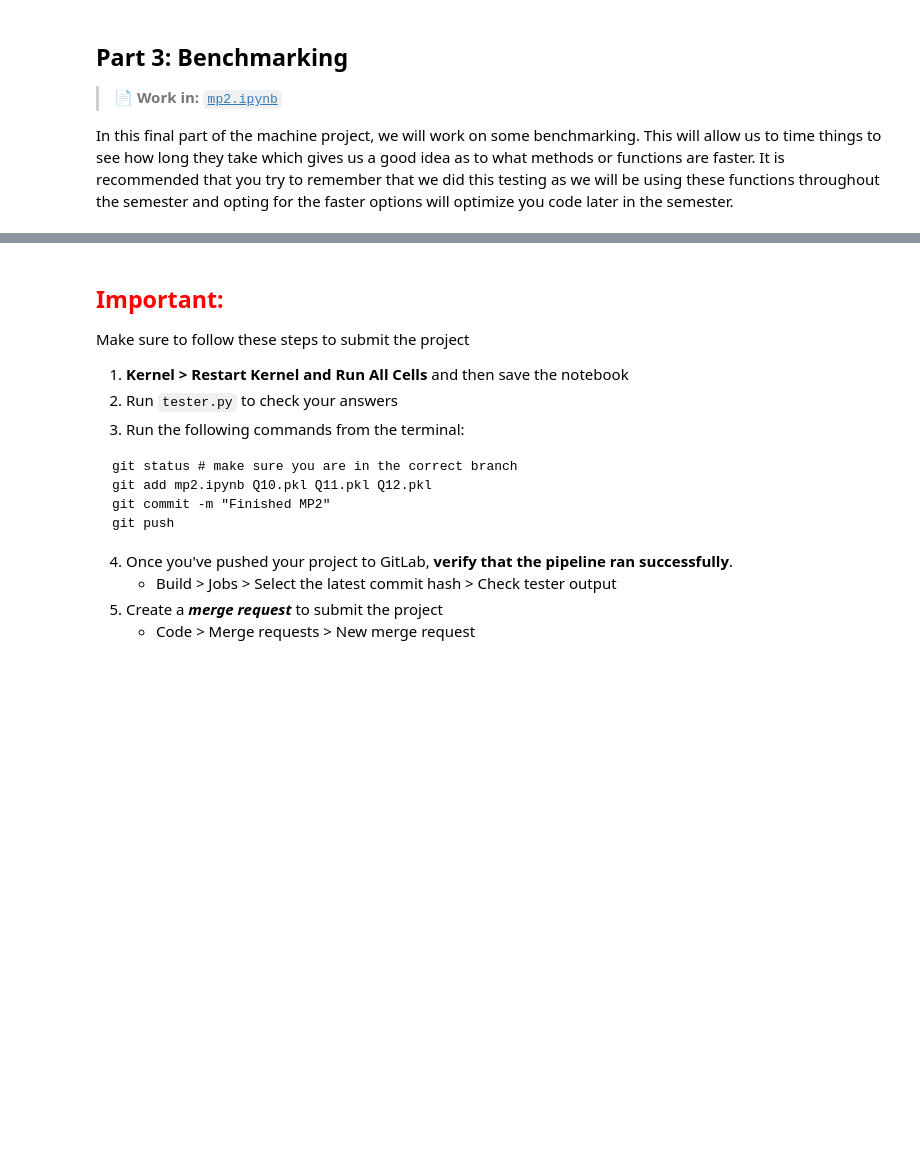
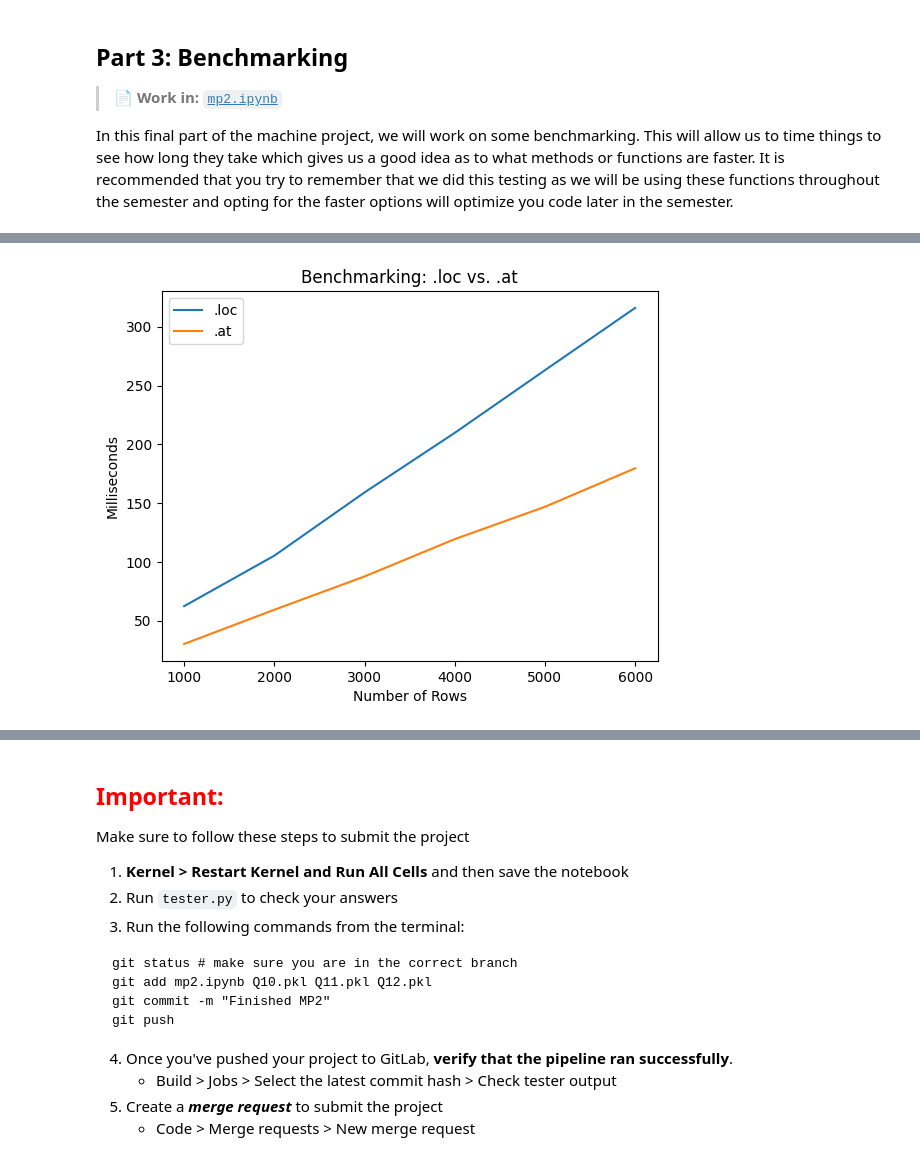
Before and after one commit to Holly-LeLe/cs320-labs-and-projects, a Jupyter notebook: projects/mp2/mp2.ipynb, the cells around one changed output, grey strips where cells are left out. Drawn from its saved outputs; the diff is of its cells as text; code cells hidden in the pictures; blank space fills up the shorter version.

```diff
--- a/projects/mp2/mp2.ipynb
+++ b/projects/mp2/mp2.ipynb
@@ -307,18 +537,53 @@ for idx in df.index:
 # %%
 #Q11
 
 # ADD CODE HERE
+row_sizes = [1000, 2000, 3000, 4000, 5000, 6000]
+loc_times = []
+at_times = []
+
+import time
+
+for n in row_sizes:
+    df = rand_df(n)
+
+    # measure .loc
+    total = 0
+    t0 = time.time()
+    for idx in df.index:
+        for col in df.columns:
+            total += df.loc[idx, col]
+    t1 = time.time()
+    loc_times.append((t1 - t0) * 1000)
+
+    # measure .at
+    total = 0
+    t0 = time.time()
+    for idx in df.index:
+        for col in df.columns:
+            total += df.at[idx, col]
+    t1 = time.time()
+    at_times.append((t1 - t0) * 1000)
 
 fig, ax = plt.subplots()
 
 # PLOT HERE
+ax.plot(row_sizes, loc_times, label=".loc")
+ax.plot(row_sizes, at_times, label=".at")
+
+ax.set_title("Benchmarking: .loc vs. .at")
+ax.set_xlabel("Number of Rows")
+ax.set_ylabel("Milliseconds")
+ax.legend()
 
 # IMPORTANT -- Do not remove --
 with open("Q11.pkl", "wb") as f:
     pickle.dump(fig, f)
 
 plt.show()
 plt.close(fig)
+# %% [output]
+[figure, added]
 # %% [markdown]
 ### Q12: What is faster, a loop or `.apply`?
 
```
Also changed, not shown: parts of 15 cells of this notebook, 3 other files.
